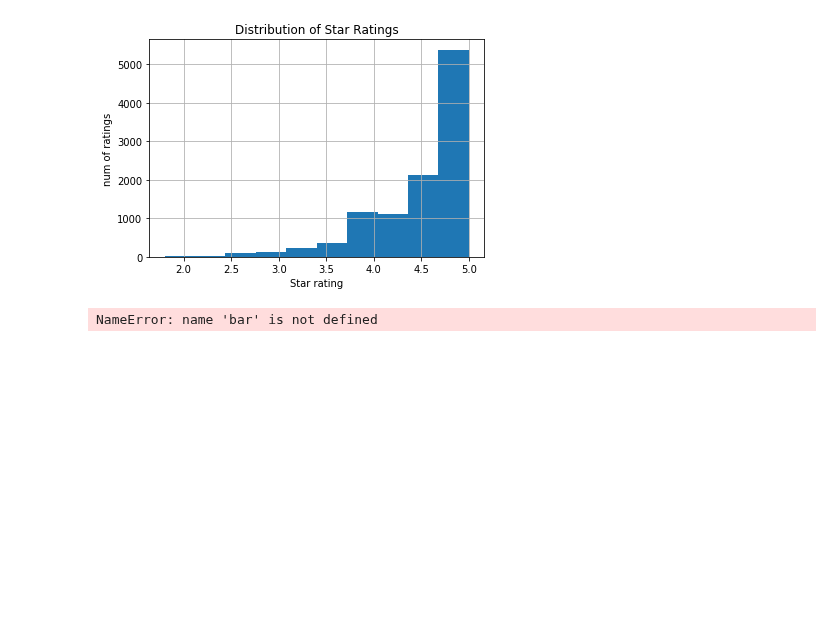
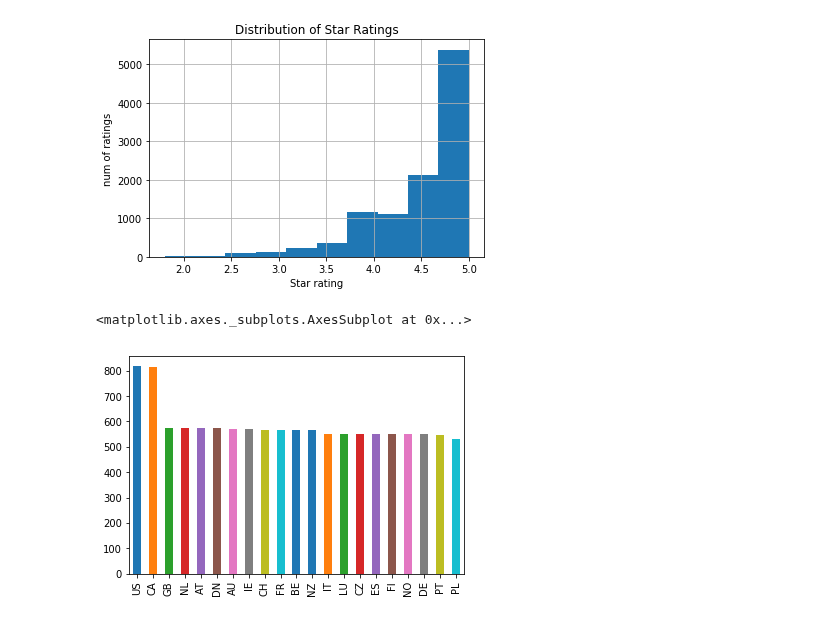
Before and after one commit to kylegwlawrence/dsc-1-01-08-your-first-data-science-project-lab-online-ds-sp-000, a Jupyter notebook: index.ipynb, the cells around one changed output. Drawn from its saved outputs; the diff is of its cells as text; code cells hidden in the pictures; blank space fills up the shorter version.

```diff
--- a/index.ipynb
+++ b/index.ipynb
@@ -394,6 +394,7 @@ Text(0.5, 1.0, 'Distribution of Star Ratings')
 [figure]
 # %%
 country_counts = df.country.value_counts()
-country_counts.plot(kind=bar)
+country_counts.plot(kind='bar')
 # %% [output]
-NameError: name 'bar' is not defined
+<matplotlib.axes._subplots.AxesSubplot at 0x...>
+[figure, added]
```
